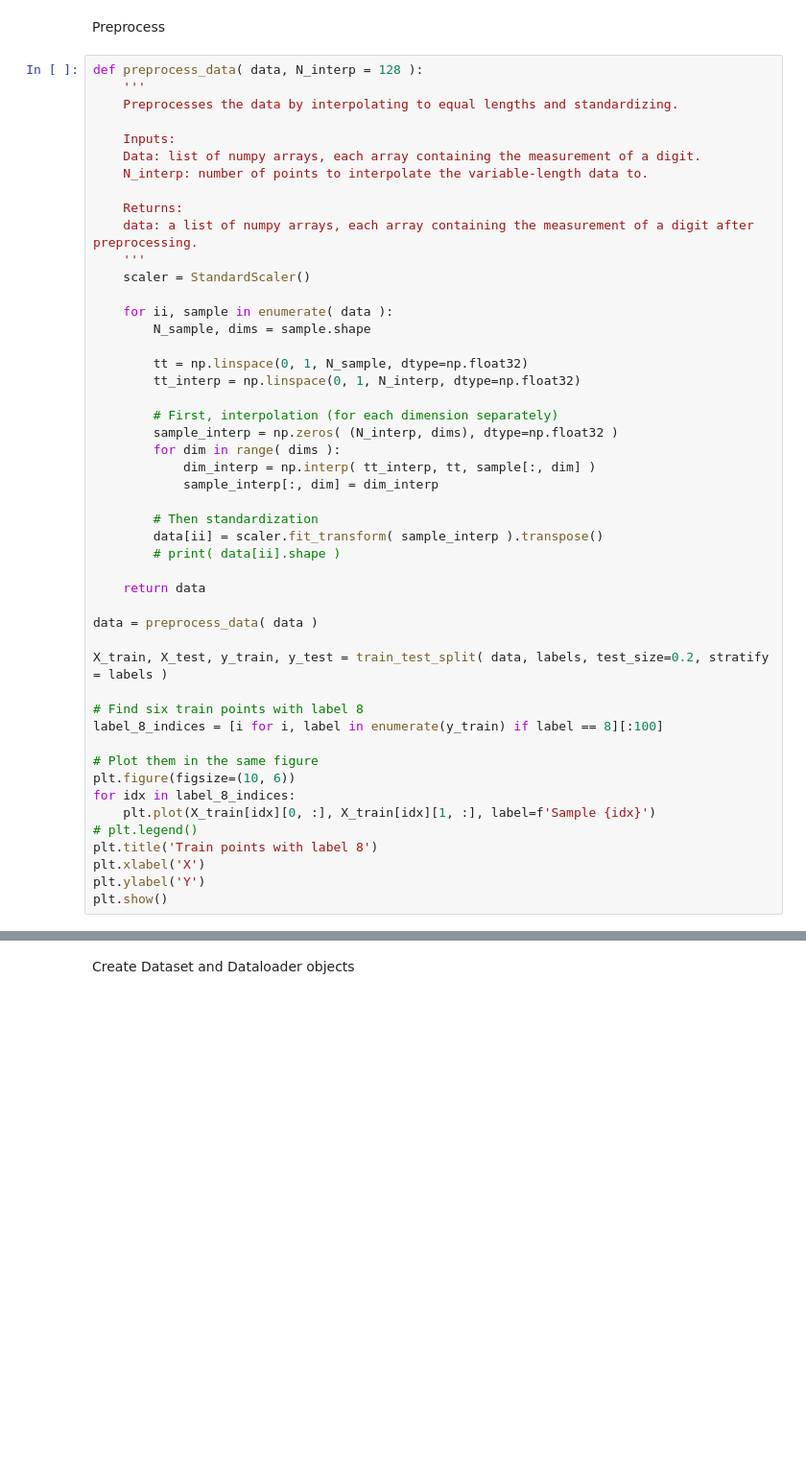
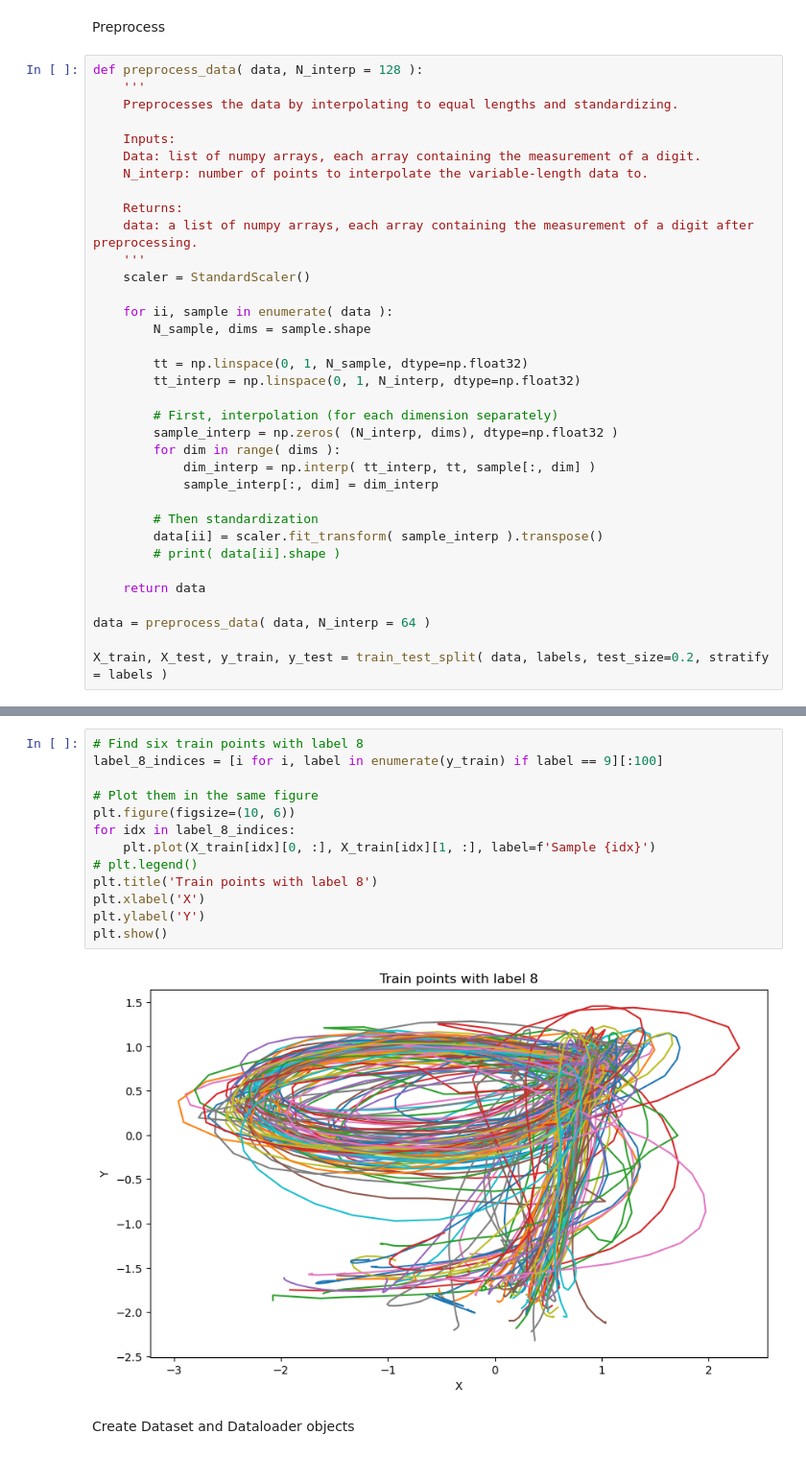
Before and after one commit to Erikkui/PRML-digit-recognition, a Jupyter notebook: digit_classify_nn.ipynb, the cells around one changed output, grey strips where cells are left out. Shown: that part at 96% size. Drawn from its saved outputs; the diff is of its cells as text; blank space fills up the shorter version.

```diff
--- a/digit_classify_nn.ipynb
+++ b/digit_classify_nn.ipynb
@@ -80,19 +81,6 @@ def preprocess_data( data, N_interp = 128 ):
 
     return data
 
-data = preprocess_data( data )
+data = preprocess_data( data, N_interp = 64 )
 
 X_train, X_test, y_train, y_test = train_test_split( data, labels, test_size=0.2, stratify = labels )
-
-# Find six train points with label 8
-label_8_indices = [i for i, label in enumerate(y_train) if label == 8][:100]
-
-# Plot them in the same figure
-plt.figure(figsize=(10, 6))
-for idx in label_8_indices:
-    plt.plot(X_train[idx][0, :], X_train[idx][1, :], label=f'Sample {idx}')
-# plt.legend()
-plt.title('Train points with label 8')
-plt.xlabel('X')
-plt.ylabel('Y')
-plt.show()
@@ -101,3 +87,18 @@ plt.show()
+# %%
+# Find six train points with label 8
+label_8_indices = [i for i, label in enumerate(y_train) if label == 9][:100]
+
+# Plot them in the same figure
+plt.figure(figsize=(10, 6))
+for idx in label_8_indices:
+    plt.plot(X_train[idx][0, :], X_train[idx][1, :], label=f'Sample {idx}')
+# plt.legend()
+plt.title('Train points with label 8')
+plt.xlabel('X')
+plt.ylabel('Y')
+plt.show()
+# %% [output]
+[figure, added]
 # %% [markdown]
 Create Dataset and Dataloader objects
 # %%
```
Also changed, not shown: parts of 7 cells of this notebook.
